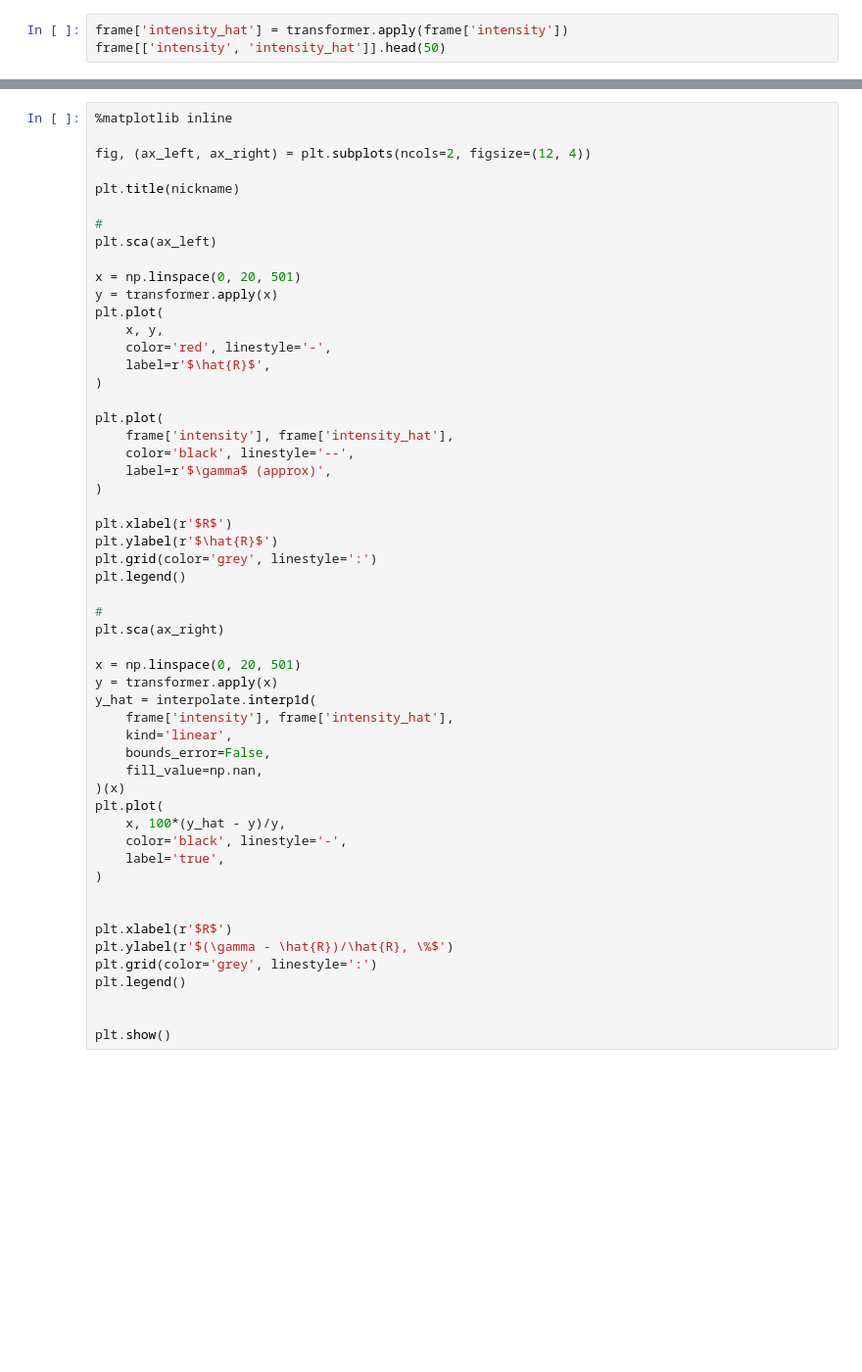
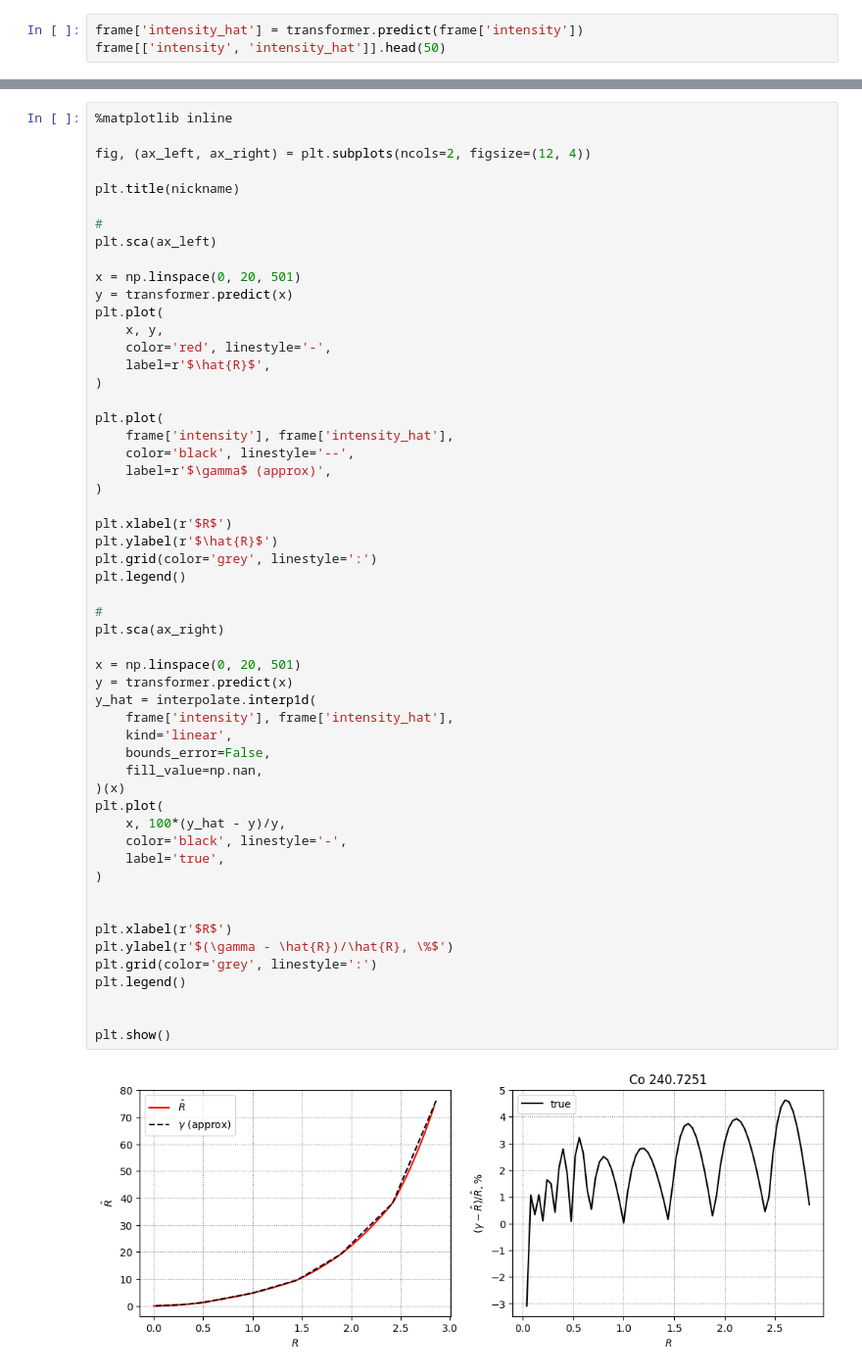
Before and after one commit to Exinker/plugin-absorption-correction, a Jupyter notebook: notebooks/demo (estimate-approximation-error).ipynb, the cells around one changed output, grey strips where cells are left out. Shown at 98% size. Cells and saved outputs as stored; diff of their text form; blank space fills up the shorter version.

```diff
--- a/notebooks/demo (estimate-approximation-error).ipynb
+++ b/notebooks/demo (estimate-approximation-error).ipynb
@@ -26,3 +36,3 @@ transformer.show()
 # %%
-frame['intensity_hat'] = transformer.apply(frame['intensity'])
+frame['intensity_hat'] = transformer.predict(frame['intensity'])
 frame[['intensity', 'intensity_hat']].head(50)
@@ -37,7 +63,7 @@ plt.title(nickname)
 plt.sca(ax_left)
 
 x = np.linspace(0, 20, 501)
-y = transformer.apply(x)
+y = transformer.predict(x)
 plt.plot(
     x, y,
     color='red', linestyle='-',
@@ -52,31 +78,33 @@ plt.plot(
 
 plt.xlabel(r'$R$')
 plt.ylabel(r'$\hat{R}$')
 plt.grid(color='grey', linestyle=':')
 plt.legend()
 
 #
 plt.sca(ax_right)
 
 x = np.linspace(0, 20, 501)
-y = transformer.apply(x)
+y = transformer.predict(x)
 y_hat = interpolate.interp1d(
     frame['intensity'], frame['intensity_hat'],
     kind='linear',
     bounds_error=False,
     fill_value=np.nan,
 )(x)
 plt.plot(
     x, 100*(y_hat - y)/y,
     color='black', linestyle='-',
     label='true',
 )
 
 
 plt.xlabel(r'$R$')
 plt.ylabel(r'$(\gamma - \hat{R})/\hat{R}, \%$')
 plt.grid(color='grey', linestyle=':')
 plt.legend()
 
 
 plt.show()
+# %% [output]
+[figure, added]
```
Also changed, not shown: parts of 4 cells of this notebook, 44 other files.
